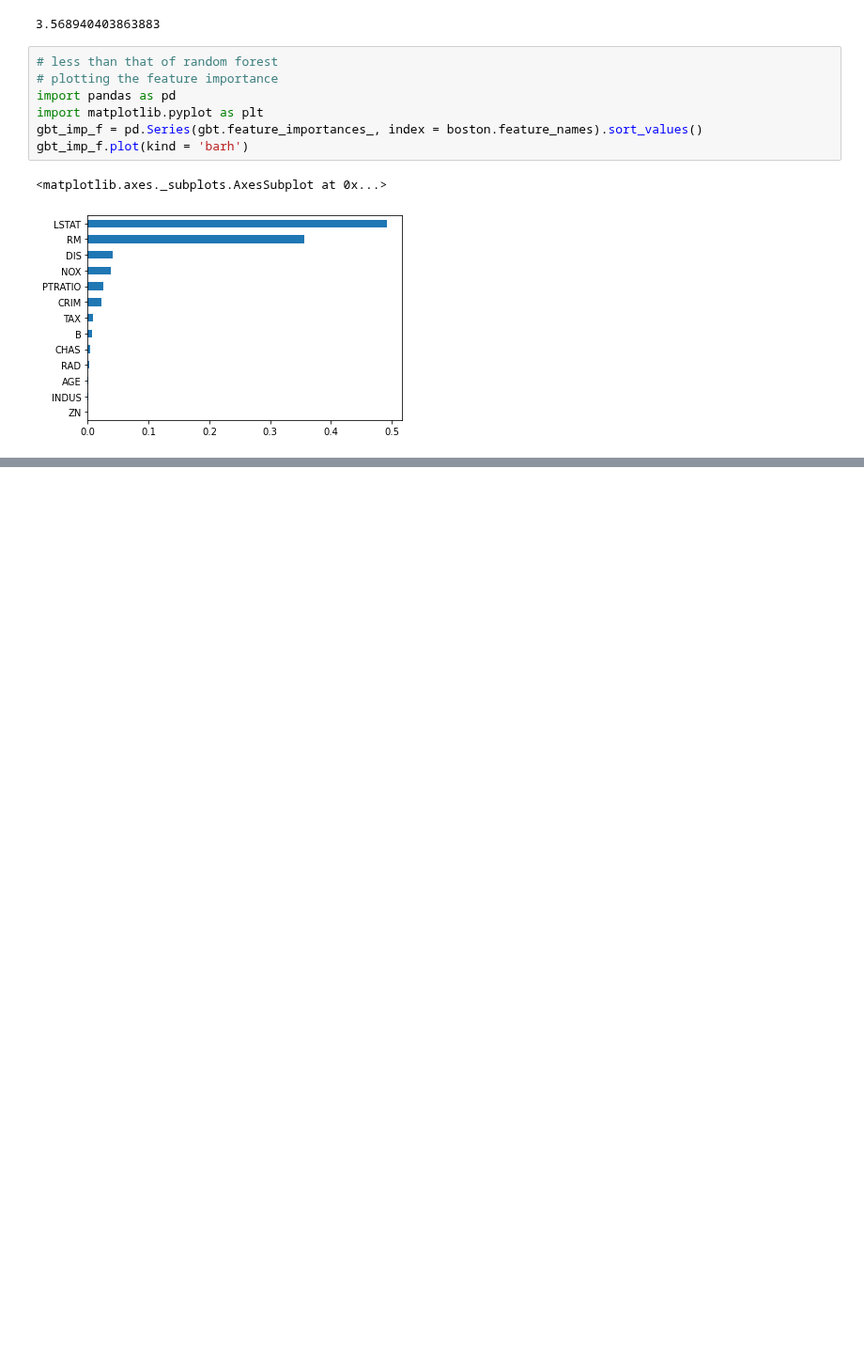
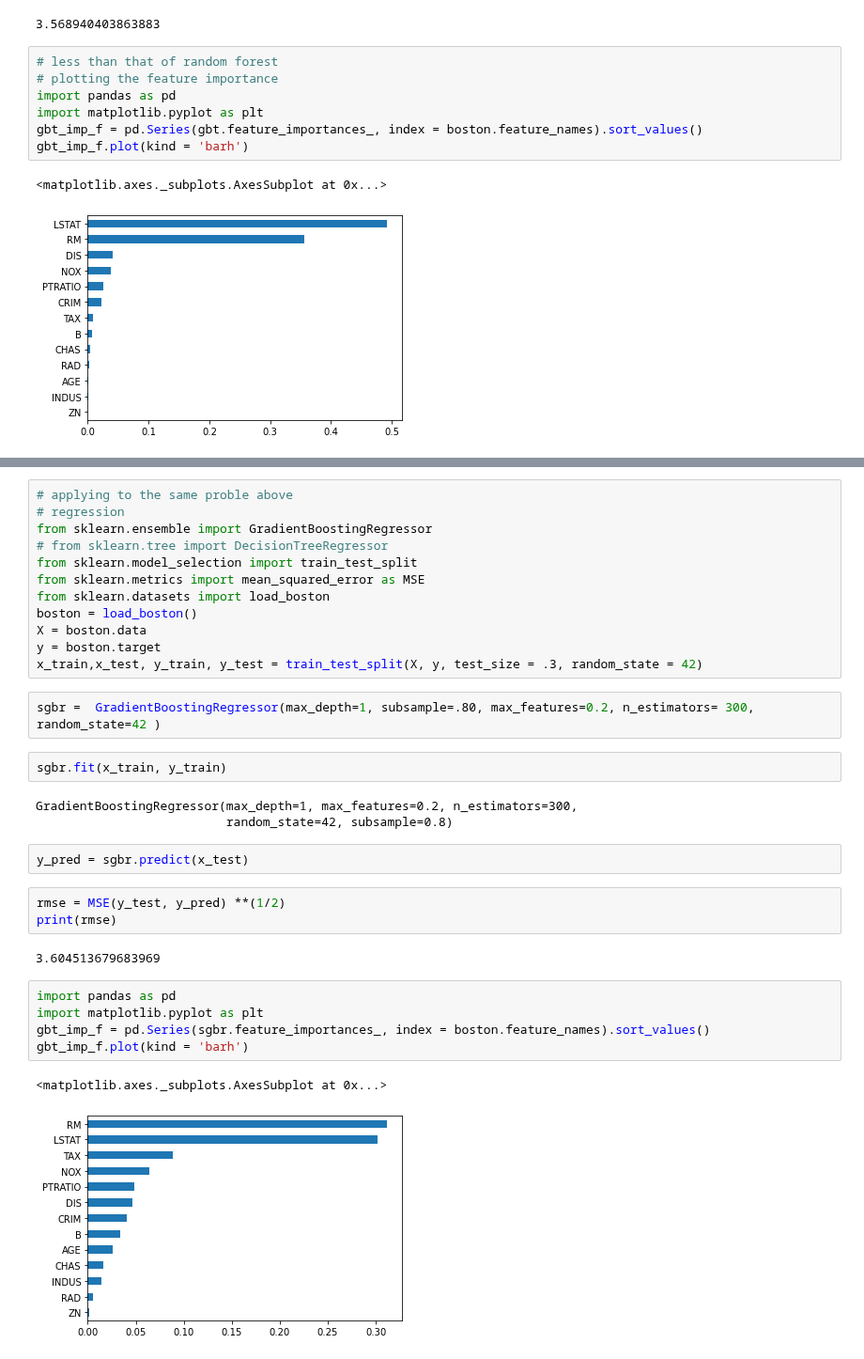
Before and after one commit to AkhilVinayakp/machine_Learning_Algorithms_python, a Jupyter notebook: ml_camp/decisionTree.ipynb, the cells around one changed output, grey strips where cells are left out. Shown at 94% size. Saved outputs shown, nothing was run; the diff lists cells and outputs as text; blank space fills up the shorter version.

Commit message:
Stochastic Gradient Boosting

```diff
--- a/ml_camp/decisionTree.ipynb
+++ b/ml_camp/decisionTree.ipynb
@@ -342,0 +345,34 @@ gbt_imp_f.plot(kind = 'barh')
+# %%
+# applying to the same proble above
+# regression
+from sklearn.ensemble import GradientBoostingRegressor
+# from sklearn.tree import DecisionTreeRegressor
+from sklearn.model_selection import train_test_split
+from sklearn.metrics import mean_squared_error as MSE
+from sklearn.datasets import load_boston
+boston = load_boston()
+X = boston.data
+y = boston.target
+x_train,x_test, y_train, y_test = train_test_split(X, y, test_size = .3, random_state = 42)
+# %%
+sgbr =  GradientBoostingRegressor(max_depth=1, subsample=.80, max_features=0.2, n_estimators= 300, random_state=42 )
+# %%
+sgbr.fit(x_train, y_train)
+# %% [output]
+GradientBoostingRegressor(max_depth=1, max_features=0.2, n_estimators=300,
+                          random_state=42, subsample=0.8)
+# %%
+y_pred = sgbr.predict(x_test)
+# %%
+rmse = MSE(y_test, y_pred) **(1/2)
+print(rmse)
+# %% [output]
+3.604513679683969
+# %%
+import pandas as pd
+import matplotlib.pyplot as plt
+gbt_imp_f = pd.Series(sgbr.feature_importances_, index = boston.feature_names).sort_values()
+gbt_imp_f.plot(kind = 'barh')
+# %% [output]
+<matplotlib.axes._subplots.AxesSubplot at 0x...>
+[figure, added]
```
Also changed, not shown: parts of 1 cell of this notebook.
